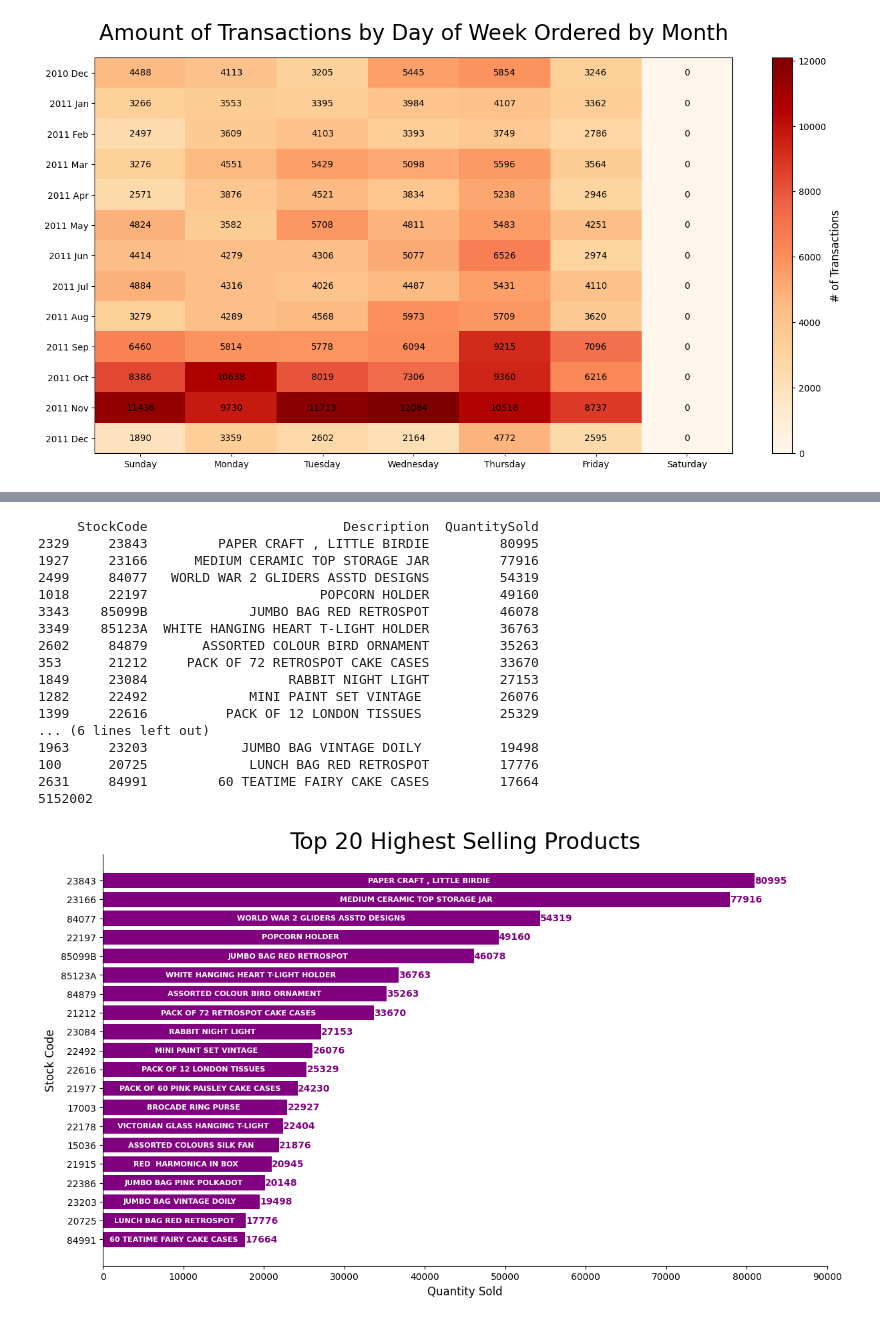
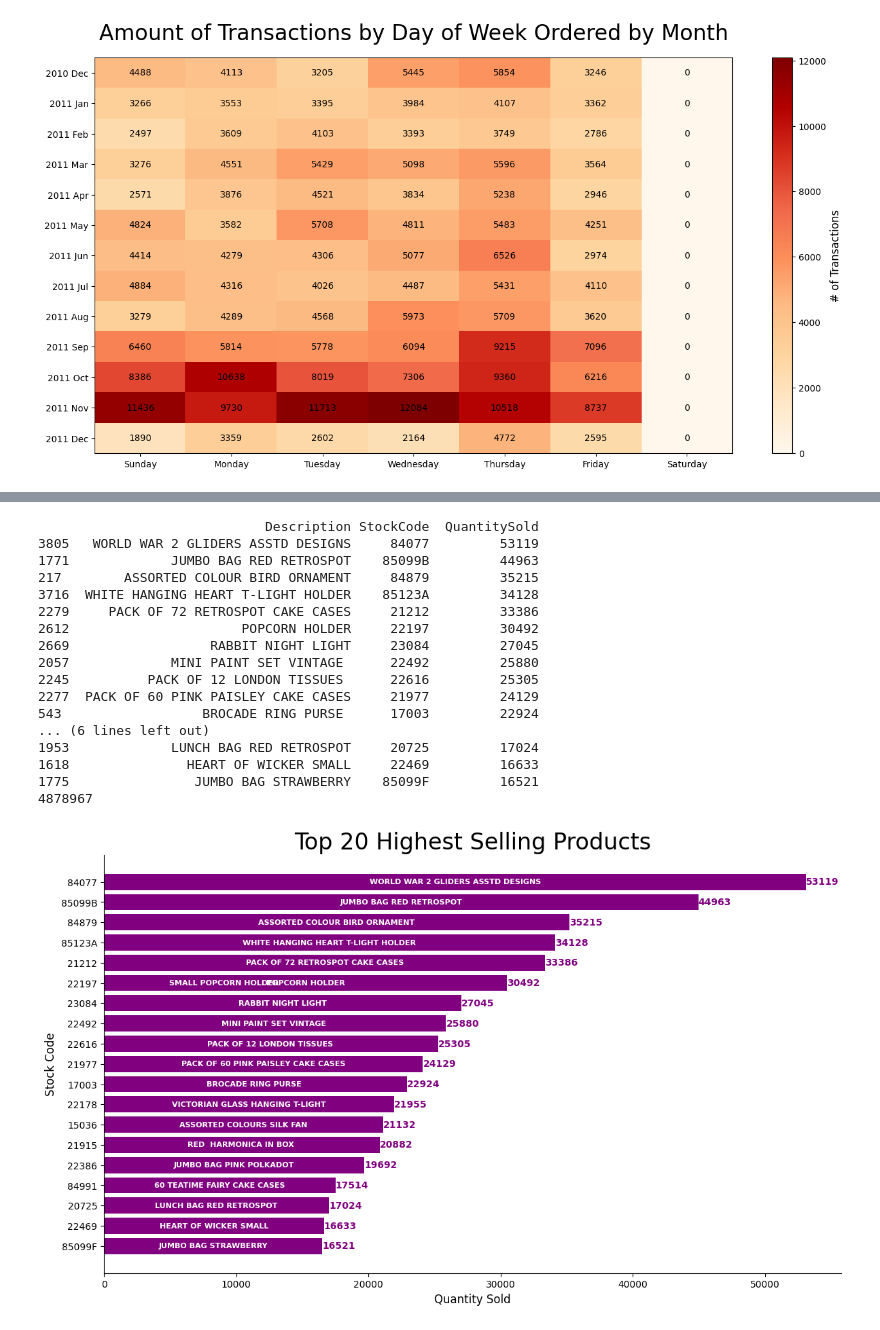
Before and after one commit to rymatata/coursera-exploratory-data-analysis, a Jupyter notebook: Notebooks/online_retail.ipynb, the cells around one changed output, grey strips where cells are left out. Saved outputs shown, nothing was run; the diff lists cells and outputs as text; code cells hidden in the pictures.

Commit message:
Analysis on the Top-Selling Products

```diff
--- a/Notebooks/online_retail.ipynb
+++ b/Notebooks/online_retail.ipynb
@@ -710,40 +711,43 @@ For the days of the week that saw the most amount of transactions, those would b
 
 The most apparent outlier within this dataset is the complete absence of Saturday transactions. From December of 2010 to December of 2011, not a single transaction was recorded on a Saturday. This could be factored down to something wrong with the original, uncleaned dataset where it did have transactions occur on Saturday, however, every single one of these transactions may have held some attribute that would cause them to be removed during cleaning. Whether it be missing columns or duplicate data.
 # %%
-top_products = (cleaned_retail_df
-                .loc[lambda df: df['Quantity'] > 0] # Filters out transactions with a negative quantity (only including genuine sales)
-                .groupby('StockCode')
-                .agg(Description=('Description', lambda x: x.mode()[0]), # Adding most frequently appearing (mode) description for each corresponding stock code
-                     QuantitySold=('Quantity', 'sum')) # Sums all the quantities up
-                .reset_index()
-                .sort_values('QuantitySold', ascending=False)) # Sorts from greatest to least
+# Each product's respective total sum of their quantity sold
+products_quantity_sold = (cleaned_retail_df
+                          .groupby('Description')
+                          .agg(StockCode=('StockCode',
+                                          lambda x: x.astype(str)[~x.astype(str).str.contains('C', case=False, na=False)].mode()[0]
+                                          if len(x.astype(str)[~x.astype(str).str.contains('C', case=False, na=False)]) > 0
+                                          else None), # Adding most frequently appearing (mode) stock code for each corresponding description
+                               QuantitySold=('Quantity', 'sum')) # Sums all the quantities up
+                          .reset_index()
+                          .sort_values('QuantitySold', ascending=False)) # Sorts from greatest to least
 
-top_20_products = top_products.head(20)
-top_40_products = top_products.head(40)
-top_75_products = top_products.head(75)
+top_20_products = products_quantity_sold.head(20)
+top_40_products = products_quantity_sold.head(40)
+top_75_products = products_quantity_sold.head(75)
 
-total_quantity_sold = top_products['QuantitySold'].sum()
+total_quantity_sold = products_quantity_sold['QuantitySold'].sum()
 
 print(top_20_products)
 print(total_quantity_sold)
 # %% [output]
-     StockCode                         Description  QuantitySold
-2329     23843         PAPER CRAFT , LITTLE BIRDIE         80995
-1927     23166      MEDIUM CERAMIC TOP STORAGE JAR         77916
-2499     84077   WORLD WAR 2 GLIDERS ASSTD DESIGNS         54319
-1018     22197                      POPCORN HOLDER         49160
-3343    85099B             JUMBO BAG RED RETROSPOT         46078
-3349    85123A  WHITE HANGING HEART T-LIGHT HOLDER         36763
-2602     84879       ASSORTED COLOUR BIRD ORNAMENT         35263
-353      21212     PACK OF 72 RETROSPOT CAKE CASES         33670
-1849     23084                  RABBIT NIGHT LIGHT         27153
-1282     22492             MINI PAINT SET VINTAGE          26076
-1399     22616          PACK OF 12 LONDON TISSUES          25329
+                             Description StockCode  QuantitySold
+3805   WORLD WAR 2 GLIDERS ASSTD DESIGNS     84077         53119
+1771             JUMBO BAG RED RETROSPOT    85099B         44963
+217        ASSORTED COLOUR BIRD ORNAMENT     84879         35215
+3716  WHITE HANGING HEART T-LIGHT HOLDER    85123A         34128
+2279     PACK OF 72 RETROSPOT CAKE CASES     21212         33386
+2612                      POPCORN HOLDER     22197         30492
+2669                  RABBIT NIGHT LIGHT     23084         27045
+2057             MINI PAINT SET VINTAGE      22492         25880
+2245          PACK OF 12 LONDON TISSUES      22616         25305
+2277  PACK OF 60 PINK PAISLEY CAKE CASES     21977         24129
+543                  BROCADE RING PURSE      17003         22924
 ... (6 lines left out)
-1963     23203            JUMBO BAG VINTAGE DOILY          19498
-100      20725             LUNCH BAG RED RETROSPOT         17776
-2631     84991         60 TEATIME FAIRY CAKE CASES         17664
-5152002
+1953             LUNCH BAG RED RETROSPOT     20725         17024
+1618               HEART OF WICKER SMALL     22469         16633
+1775                JUMBO BAG STRAWBERRY    85099F         16521
+4878967
 # %%
 fig, ax = plt.subplots(figsize=(14, 8))
 
@@ -752,34 +756,32 @@ bar_products = ax.barh(top_20_products['StockCode'].astype(str),
                       top_20_products['QuantitySold'],
                       color='purple')
 
 ax.bar_label(bar_products,
              color='purple',
              fontsize=10,
              fontweight='bold')
 
 # Description labels on the inside
 for bar, description in zip(bar_products, top_20_products['Description']):
        ax.text(bar.get_width() * 0.5, # Positions the label halfway into the bar
                bar.get_y() + bar.get_height() / 2, # Vertically centering the label
                description,
                ha='center',
                va='center',
                color='white',
                fontsize=8,
                fontweight='bold')
 
 # Hiding the top and right spines
 ax.spines[['top', 'right']].set_visible(False)
 
-# Setting x-axis bounds
-ax.set_xbound(upper=90000)
 # Ordering greatest to least from top to bottom
 ax.invert_yaxis()
 
 ax.set_xlabel('Quantity Sold', fontsize=12)
 ax.set_ylabel('Stock Code', fontsize=12)
 ax.set_title('Top 20 Highest Selling Products', fontsize=24)
 plt.show()
 # %% [output]
-[figure, old version]
+[figure, new version]
 # %% [markdown]
```
Also changed, not shown: parts of 15 cells of this notebook.
